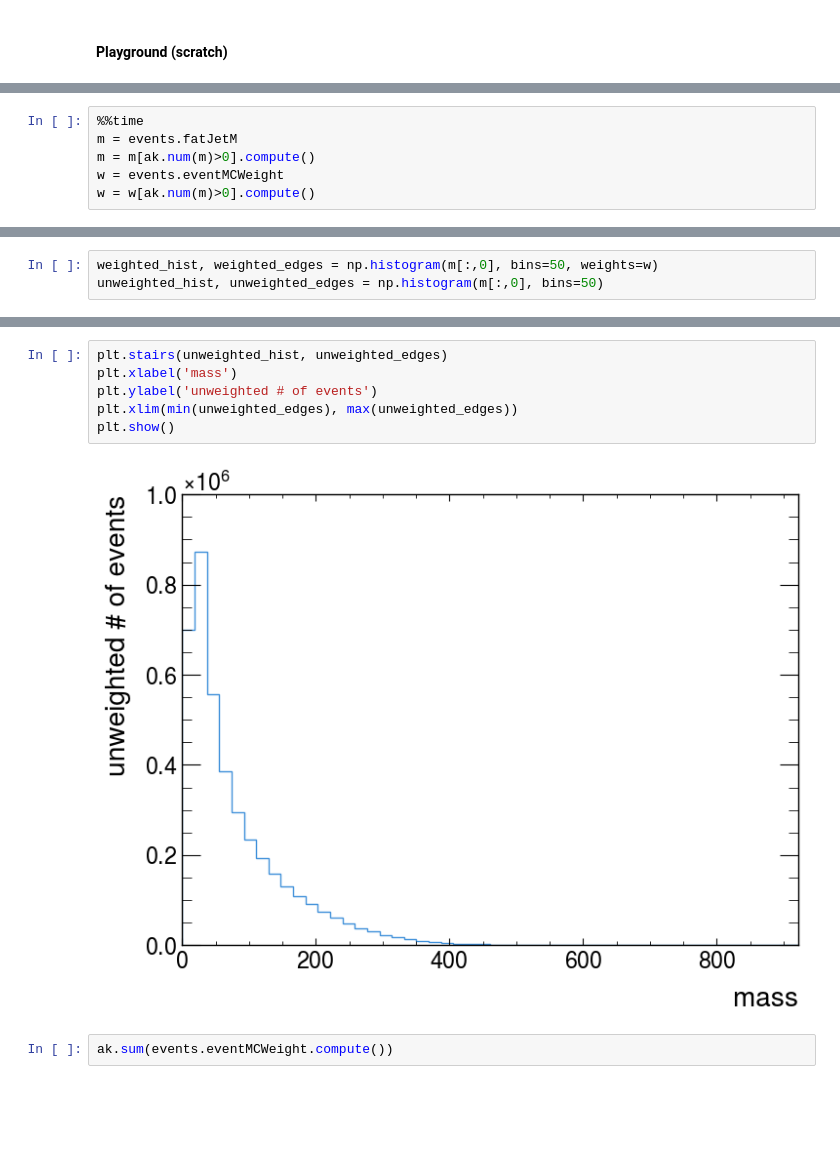
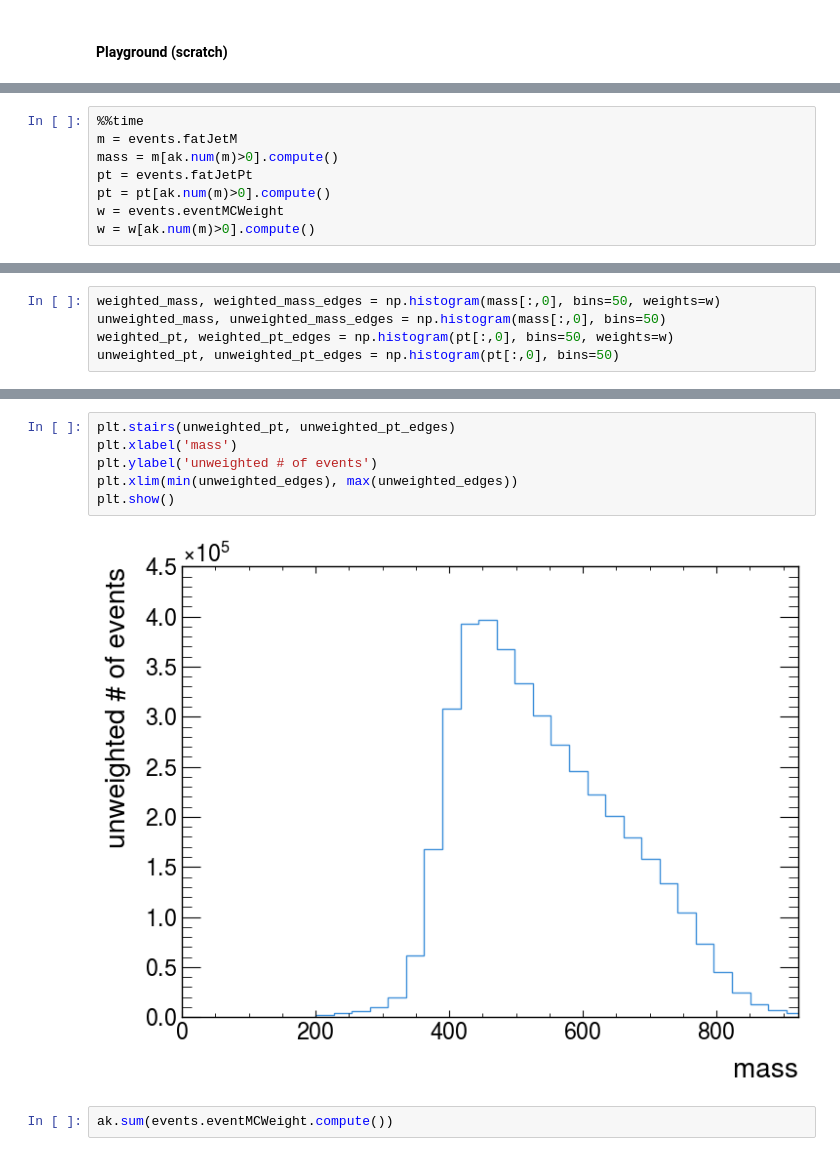
Before and after one commit to dyl64/Dongyi-Oral-Qual, a Jupyter notebook: notebooks/coffea_Zbb_signal.ipynb, the cells around one changed output, grey strips where cells are left out. Drawn from its saved outputs; the diff is of its cells as text; blank space fills up the shorter version.

```diff
--- a/notebooks/coffea_Zbb_signal.ipynb
+++ b/notebooks/coffea_Zbb_signal.ipynb
@@ -138,7 +162,9 @@ Since different sample will have different kinematics. Some contain fatjet and s
 # %%
 %%time
 m = events.fatJetM
-m = m[ak.num(m)>0].compute()
+mass = m[ak.num(m)>0].compute()
+pt = events.fatJetPt
+pt = pt[ak.num(m)>0].compute()
 w = events.eventMCWeight
 w = w[ak.num(m)>0].compute()
 # %% [output]
@@ -160,3 +181,5 @@ plt.show()
 # %%
-weighted_hist, weighted_edges = np.histogram(m[:,0], bins=50, weights=w)
-unweighted_hist, unweighted_edges = np.histogram(m[:,0], bins=50)
+weighted_mass, weighted_mass_edges = np.histogram(mass[:,0], bins=50, weights=w)
+unweighted_mass, unweighted_mass_edges = np.histogram(mass[:,0], bins=50)
+weighted_pt, weighted_pt_edges = np.histogram(pt[:,0], bins=50, weights=w)
+unweighted_pt, unweighted_pt_edges = np.histogram(pt[:,0], bins=50)
@@ -163,11 +197,11 @@ unweighted_hist, unweighted_edges = np.histogram(m[:,0], bins=50)
 # %%
-plt.stairs(unweighted_hist, unweighted_edges)
+plt.stairs(unweighted_pt, unweighted_pt_edges)
 plt.xlabel('mass')
 plt.ylabel('unweighted # of events')
 plt.xlim(min(unweighted_edges), max(unweighted_edges))
 plt.show()
 # %% [output]
-[figure, old version]
+[figure, new version]
 # %%
 ak.sum(events.eventMCWeight.compute())
 # %% [output]
```
Also changed, not shown: parts of 59 cells of this notebook, 4 other files.
